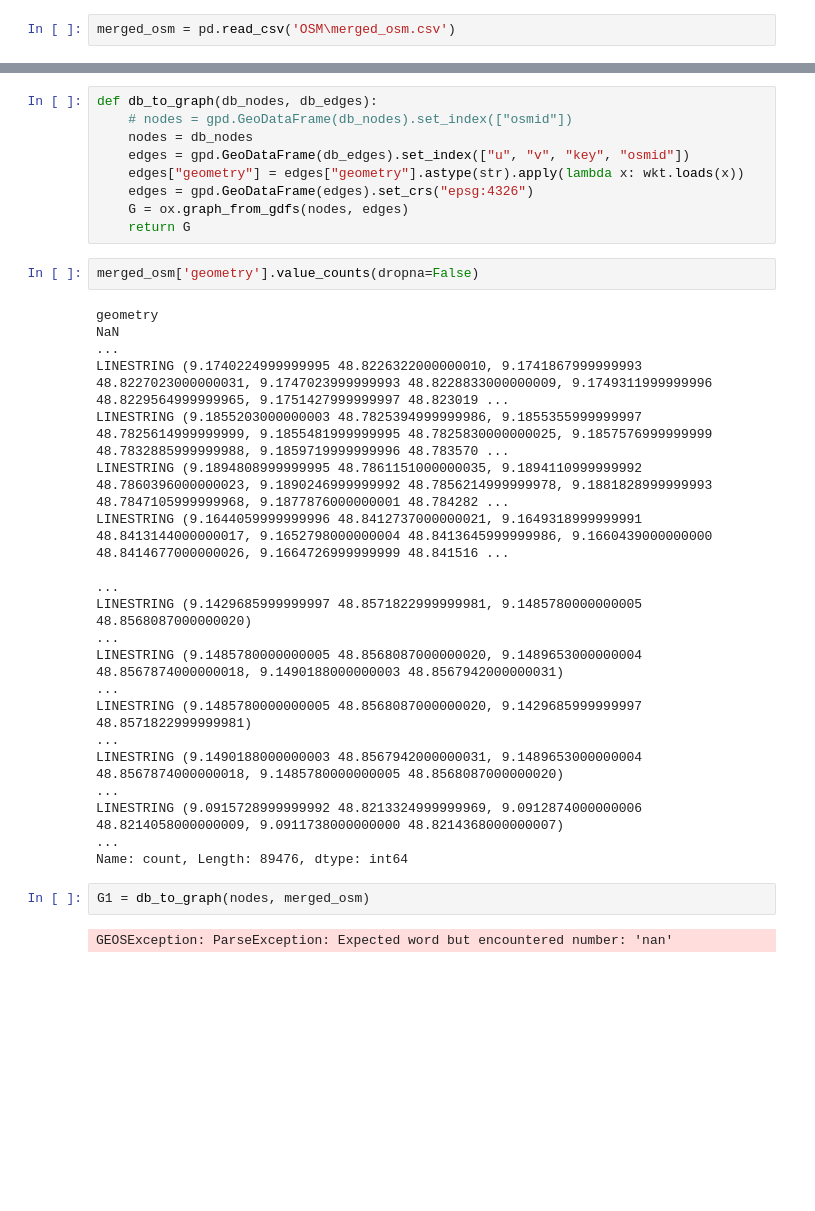
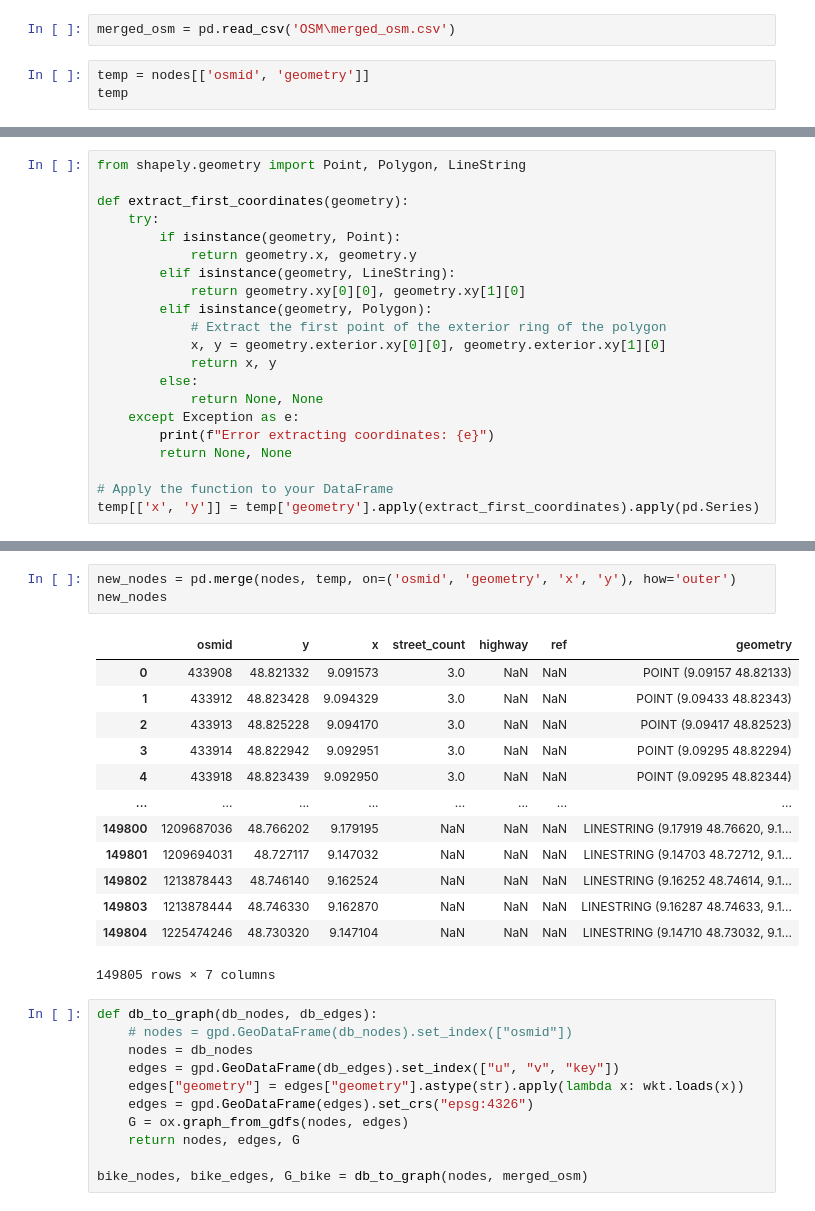
Before and after one commit to jzhenli1/priv_test, a Jupyter notebook: route_calculation.ipynb, the cells around one changed output, grey strips where cells are left out. Saved outputs shown, nothing was run; the diff lists cells and outputs as text; blank space fills up the shorter version.

Commit message:
first successful bike route calculation that was different from fastest route

```diff
--- a/route_calculation.ipynb
+++ b/route_calculation.ipynb
@@ -51,3 +52,6 @@ m
 nodes, edges = ox.graph_to_gdfs(G, nodes=True, edges=True)
 # %%
 merged_osm = pd.read_csv('OSM\merged_osm.csv')
+# %%
+temp = nodes[['osmid', 'geometry']]
+temp
@@ -53,0 +72,21 @@ merged_osm = pd.read_csv('OSM\merged_osm.csv')
+# %%
+from shapely.geometry import Point, Polygon, LineString
+
+def extract_first_coordinates(geometry):
+    try:
+        if isinstance(geometry, Point):
+            return geometry.x, geometry.y
+        elif isinstance(geometry, LineString):
+            return geometry.xy[0][0], geometry.xy[1][0]
+        elif isinstance(geometry, Polygon):
+            # Extract the first point of the exterior ring of the polygon
+            x, y = geometry.exterior.xy[0][0], geometry.exterior.xy[1][0]
+            return x, y
+        else:
+            return None, None
+    except Exception as e:
+        print(f"Error extracting coordinates: {e}")
+        return None, None
+
+# Apply the function to your DataFrame
+temp[['x', 'y']] = temp['geometry'].apply(extract_first_coordinates).apply(pd.Series)
@@ -54,29 +115,28 @@ merged_osm = pd.read_csv('OSM\merged_osm.csv')
+# %%
+new_nodes = pd.merge(nodes, temp, on=('osmid', 'geometry', 'x', 'y'), how='outer')
+new_nodes
+# %% [output]
+|  | osmid | y | x | street_count | highway | ref | geometry |
+| 0 | 433908 | 48.821332 | 9.091573 | 3.0 | NaN | NaN | POINT (9.09157 48.82133) |
+| 1 | 433912 | 48.823428 | 9.094329 | 3.0 | NaN | NaN | POINT (9.09433 48.82343) |
+| 2 | 433913 | 48.825228 | 9.094170 | 3.0 | NaN | NaN | POINT (9.09417 48.82523) |
+| 3 | 433914 | 48.822942 | 9.092951 | 3.0 | NaN | NaN | POINT (9.09295 48.82294) |
+| 4 | 433918 | 48.823439 | 9.092950 | 3.0 | NaN | NaN | POINT (9.09295 48.82344) |
+| ... | ... | ... | ... | ... | ... | ... | ... |
+| 149800 | 1209687036 | 48.766202 | 9.179195 | NaN | NaN | NaN | LINESTRING (9.17919 48.76620, 9.1... |
+| 149801 | 1209694031 | 48.727117 | 9.147032 | NaN | NaN | NaN | LINESTRING (9.14703 48.72712, 9.1... |
+| 149802 | 1213878443 | 48.746140 | 9.162524 | NaN | NaN | NaN | LINESTRING (9.16252 48.74614, 9.1... |
+| 149803 | 1213878444 | 48.746330 | 9.162870 | NaN | NaN | NaN | LINESTRING (9.16287 48.74633, 9.1... |
+| 149804 | 1225474246 | 48.730320 | 9.147104 | NaN | NaN | NaN | LINESTRING (9.14710 48.73032, 9.1... |
+149805 rows × 7 columns
 # %%
 def db_to_graph(db_nodes, db_edges):
     # nodes = gpd.GeoDataFrame(db_nodes).set_index(["osmid"])
     nodes = db_nodes
-    edges = gpd.GeoDataFrame(db_edges).set_index(["u", "v", "key", "osmid"])
+    edges = gpd.GeoDataFrame(db_edges).set_index(["u", "v", "key"])
     edges["geometry"] = edges["geometry"].astype(str).apply(lambda x: wkt.loads(x))
     edges = gpd.GeoDataFrame(edges).set_crs("epsg:4326")
     G = ox.graph_from_gdfs(nodes, edges)
-    return G
+    return nodes, edges, G
+
+bike_nodes, bike_edges, G_bike = db_to_graph(nodes, merged_osm)
-# %%
-merged_osm['geometry'].value_counts(dropna=False)
-# %% [output]
-geometry
-NaN                                                                                                                                                                                                      ...
-LINESTRING (9.1740224999999995 48.8226322000000010, 9.1741867999999993 48.8227023000000031, 9.1747023999999993 48.8228833000000009, 9.1749311999999996 48.8229564999999965, 9.1751427999999997 48.823019 ...
-LINESTRING (9.1855203000000003 48.7825394999999986, 9.1855355999999997 48.7825614999999999, 9.1855481999999995 48.7825830000000025, 9.1857576999999999 48.7832885999999988, 9.1859719999999996 48.783570 ...
-LINESTRING (9.1894808999999995 48.7861151000000035, 9.1894110999999992 48.7860396000000023, 9.1890246999999992 48.7856214999999978, 9.1881828999999993 48.7847105999999968, 9.1877876000000001 48.784282 ...
-LINESTRING (9.1644059999999996 48.8412737000000021, 9.1649318999999991 48.8413144000000017, 9.1652798000000004 48.8413645999999986, 9.1660439000000000 48.8414677000000026, 9.1664726999999999 48.841516 ...
-                                                                                                                                                                                                         ...
-LINESTRING (9.1429685999999997 48.8571822999999981, 9.1485780000000005 48.8568087000000020)                                                                                                              ...
-LINESTRING (9.1485780000000005 48.8568087000000020, 9.1489653000000004 48.8567874000000018, 9.1490188000000003 48.8567942000000031)                                                                      ...
-LINESTRING (9.1485780000000005 48.8568087000000020, 9.1429685999999997 48.8571822999999981)                                                                                                              ...
-LINESTRING (9.1490188000000003 48.8567942000000031, 9.1489653000000004 48.8567874000000018, 9.1485780000000005 48.8568087000000020)                                                                      ...
-LINESTRING (9.0915728999999992 48.8213324999999969, 9.0912874000000006 48.8214058000000009, 9.0911738000000000 48.8214368000000007)                                                                      ...
-Name: count, Length: 89476, dtype: int64
-# %%
-G1 = db_to_graph(nodes, merged_osm)
-# %% [output]
-GEOSException: ParseException: Expected word but encountered number: 'nan'
```
Also changed, not shown: parts of 11 cells of this notebook.
